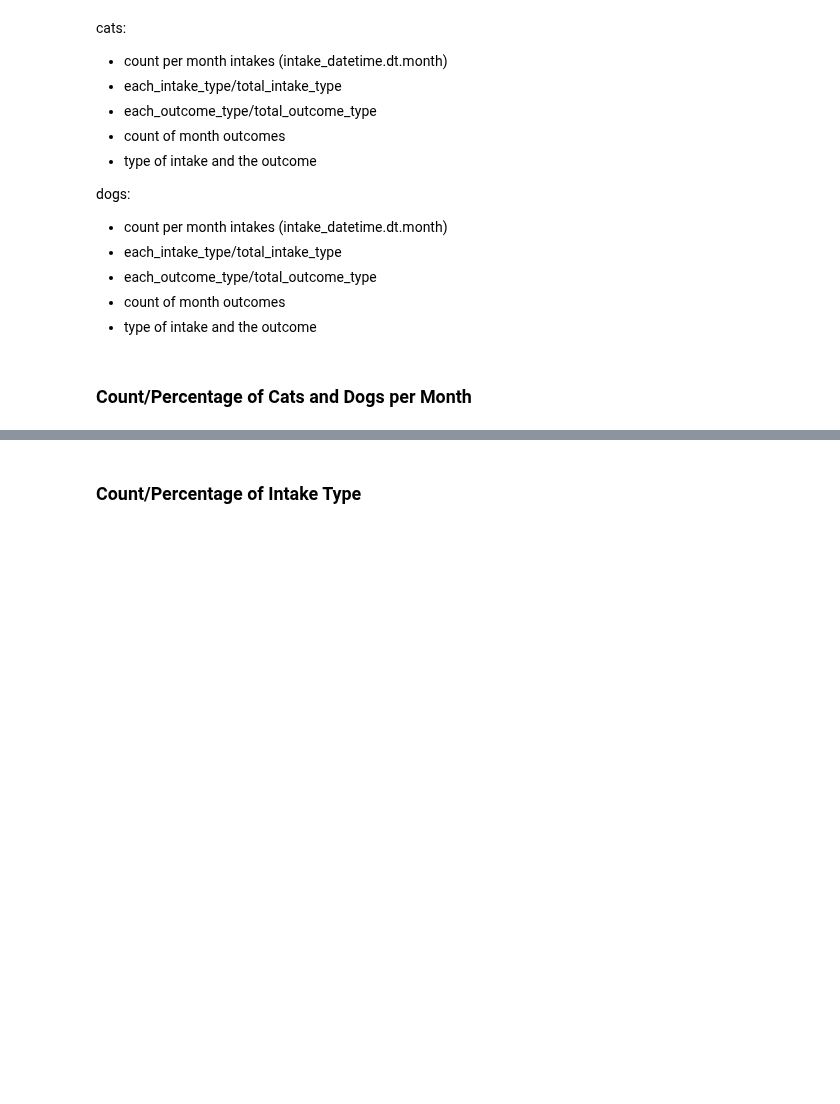
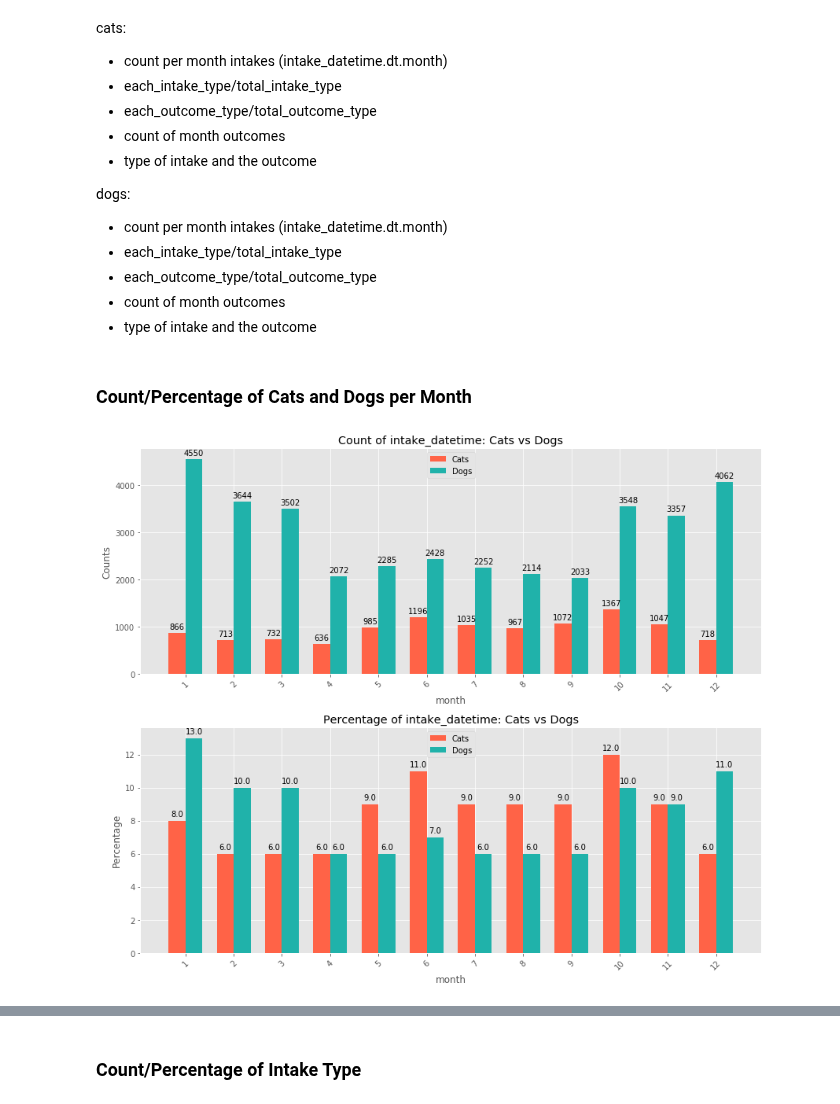
Before and after one commit to cwong690/Dallas-Paws, a Jupyter notebook: dallas_animals.ipynb, the cells around one changed output, grey strips where cells are left out. Cells and saved outputs as stored; diff of their text form; code cells hidden in the pictures; blank space fills up the shorter version.

```diff
--- a/dallas_animals.ipynb
+++ b/dallas_animals.ipynb
@@ -449,7 +449,7 @@ def bar_percent(ax, cat_col, dog_col, width=0.35):
     x = np.arange(len(axes_labels))
     cat = ax.bar(x - width/2, cats_percent, width, label='Cats', color='tomato')
     dog = ax.bar(x + width/2, dogs_percent, width, label='Dogs', color='lightseagreen')
-    ax.set_ylabel('Counts')
+    ax.set_ylabel('Percentage')
     ax.set_title(f'Percentage of {cat_col.name}: Cats vs Dogs')
     ax.set_xticks(x)
     ax.set_xticklabels(axes_labels, rotation=45)
@@ -541,8 +684,20 @@ dogs_percent = ((dogs_month / dogs_month.sum()) * 100).round()
 # %%
 fig, axes = plt.subplots(2,1,figsize=(12,10))
 
-bar_count(axes[0], cats['intake_datetime'].dt.month.value_counts().sort_index(), dogs['intake_datetime'].dt.month.value_counts().sort_index())
-bar_percent(axes[1], cats['intake_datetime'].dt.month.value_counts().sort_index(), dogs['intake_datetime'].dt.month.value_counts().sort_index())
+bar_count(axes[0], cats['intake_datetime'].dt.month.value_counts().sort_index(),
+          dogs['intake_datetime'].dt.month.value_counts().sort_index())
+
+bar_percent(axes[1], cats['intake_datetime'].dt.month.value_counts().sort_index(),
+            dogs['intake_datetime'].dt.month.value_counts().sort_index())
+
+axes[0].set_xlabel('month')
+axes[1].set_xlabel('month')
+
+plt.tight_layout()
+
+plt.savefig('count_perc_monthly.png')
+# %% [output]
+[figure, added]
 # %%
 fig, ax = plt.subplots(figsize=(12,4))
 sns.lineplot(x=cats['month'].value_counts().index, y=cats_percent)
```
Also changed, not shown: parts of 26 cells of this notebook.
